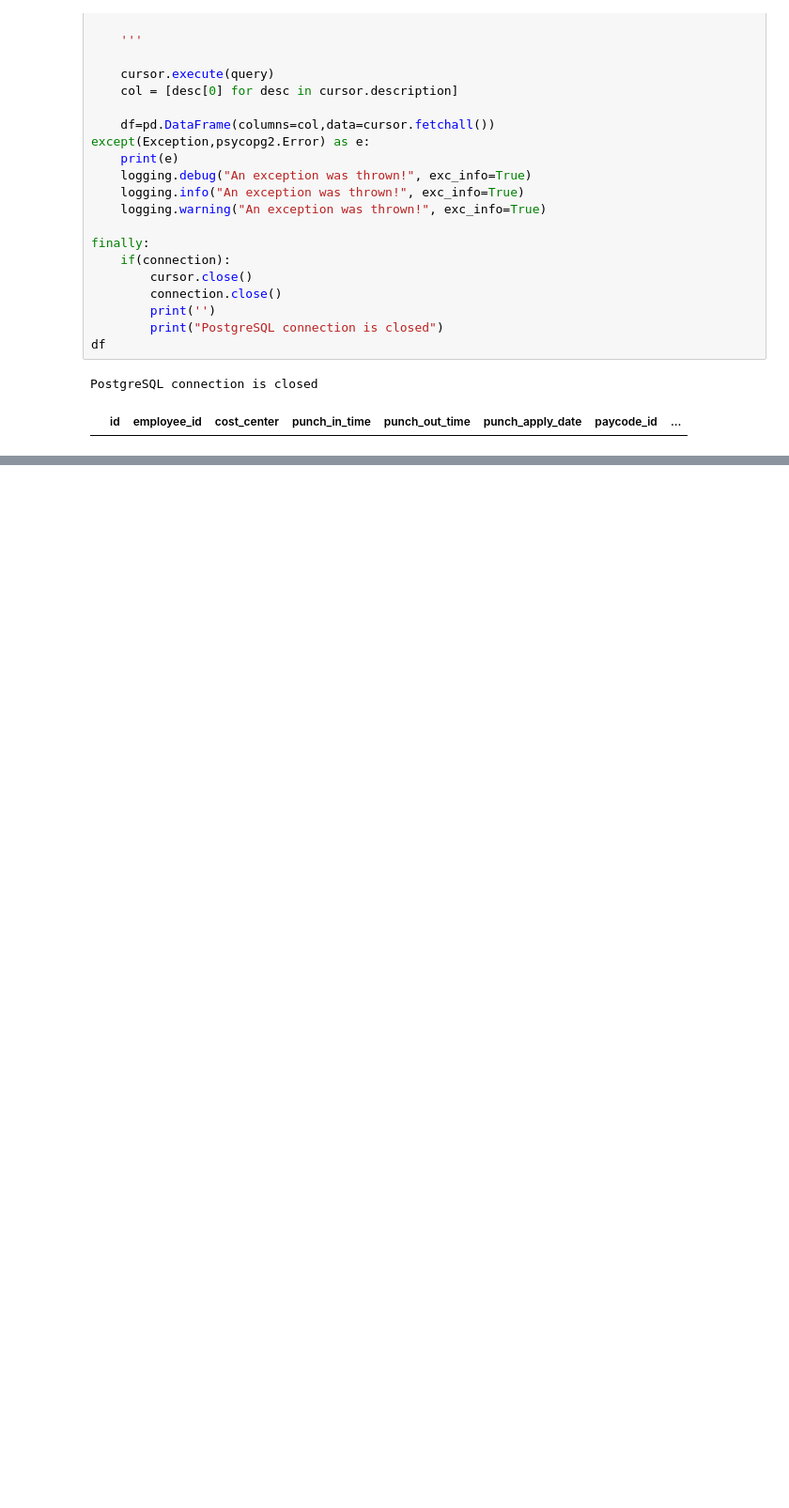
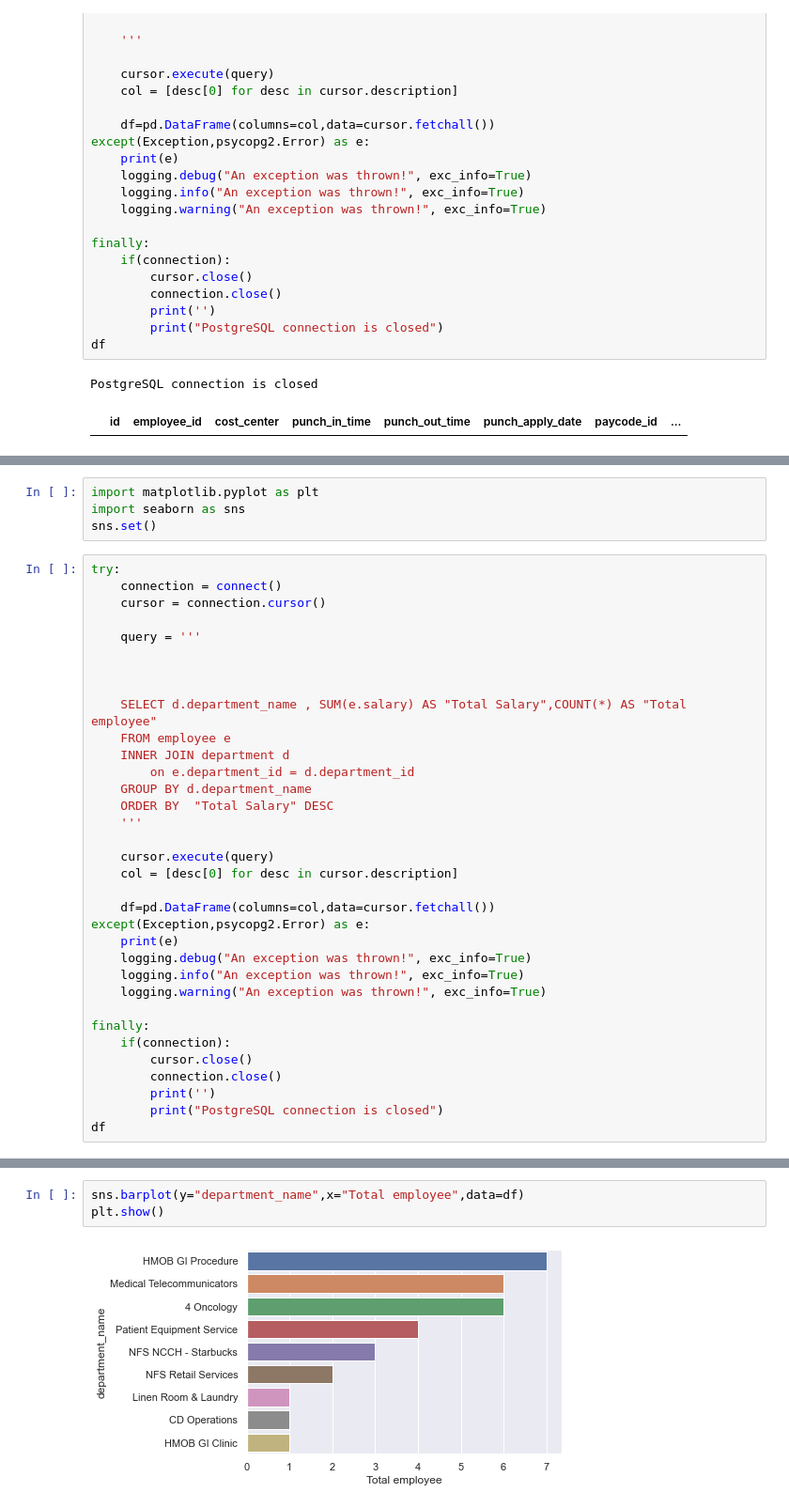
Before and after one commit to callingsandesh/Leapfrog-Assignment, a Jupyter notebook: Data/3rd Week(OLAP Design)/Day1/hospital datawarehouse.ipynb, the cells around one changed output, grey strips where cells are left out. Shown at 94% size. Cells and saved outputs as stored; diff of their text form; blank space fills up the shorter version.

```diff
--- a/Data/3rd Week(OLAP Design)/Day1/hospital datawarehouse.ipynb
+++ b/Data/3rd Week(OLAP Design)/Day1/hospital datawarehouse.ipynb
@@ -890,0 +1003,38 @@ PostgreSQL connection is closed
+# %%
+import matplotlib.pyplot as plt
+import seaborn as sns
+sns.set()
+# %%
+try:
+    connection = connect()
+    cursor = connection.cursor()
+
+    query = '''
+
+
+
+    SELECT d.department_name , SUM(e.salary) AS "Total Salary",COUNT(*) AS "Total employee"
+    FROM employee e
+    INNER JOIN department d
+        on e.department_id = d.department_id
+    GROUP BY d.department_name
+    ORDER BY  "Total Salary" DESC
+    '''
+
+    cursor.execute(query)
+    col = [desc[0] for desc in cursor.description]
+
+    df=pd.DataFrame(columns=col,data=cursor.fetchall())
+except(Exception,psycopg2.Error) as e:
+    print(e)
+    logging.debug("An exception was thrown!", exc_info=True)
+    logging.info("An exception was thrown!", exc_info=True)
+    logging.warning("An exception was thrown!", exc_info=True)
+
+finally:
+    if(connection):
+        cursor.close()
+        connection.close()
+        print('')
+        print("PostgreSQL connection is closed")
+df
@@ -890,0 +1053,5 @@ PostgreSQL connection is closed
+# %%
+sns.barplot(y="department_name",x="Total employee",data=df)
+plt.show()
+# %% [output]
+[figure, added]
```
Also changed, not shown: parts of 15 cells of this notebook.
